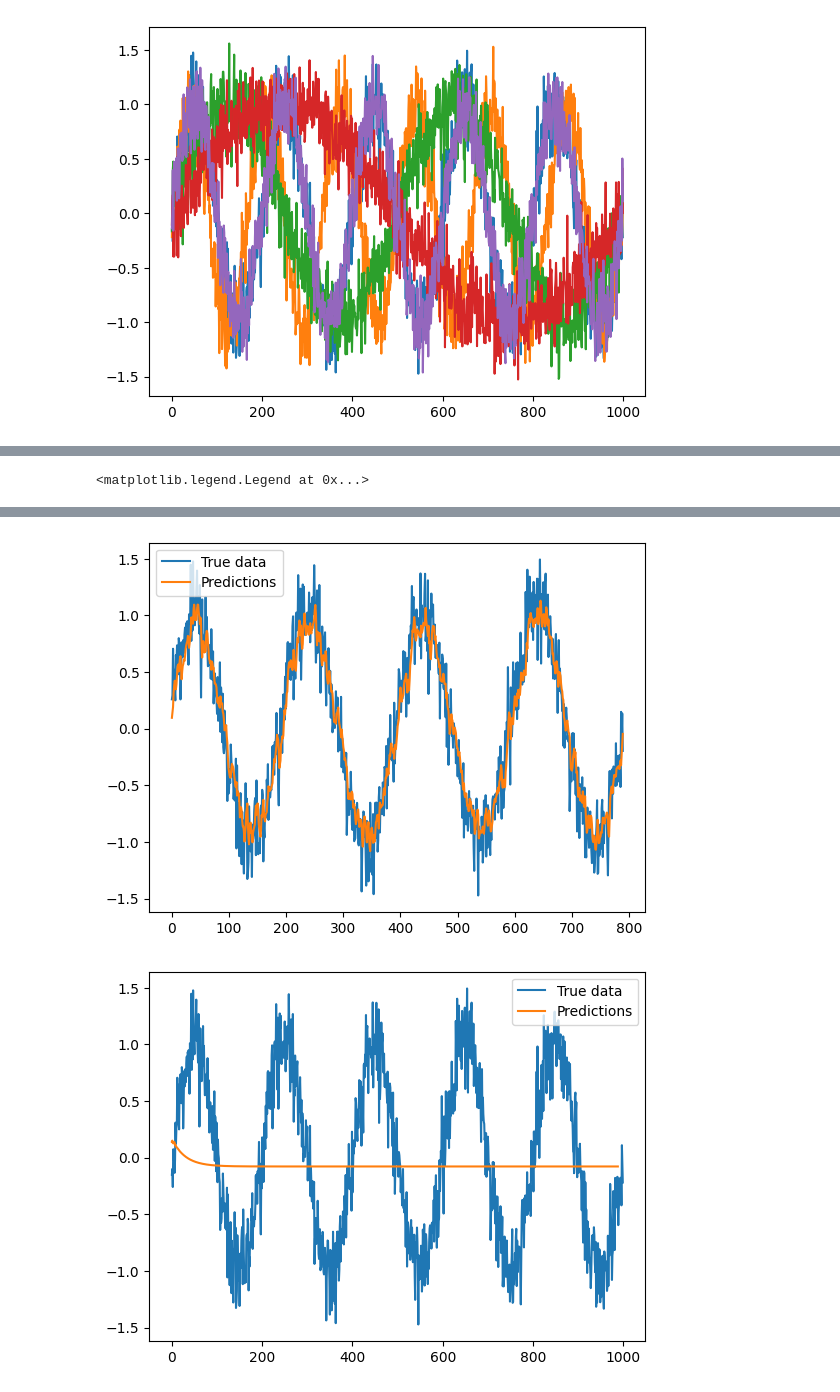
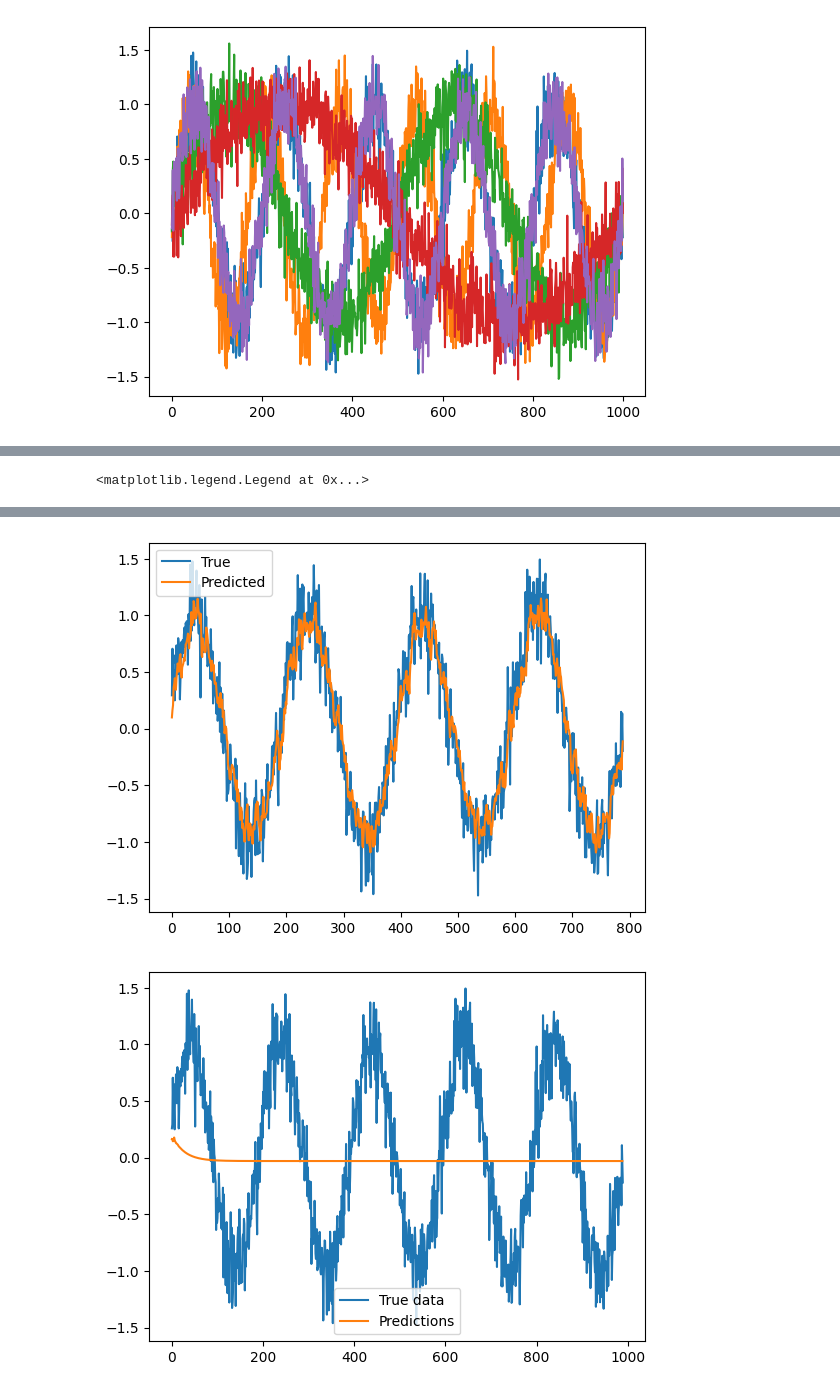
Before and after one commit to Emerge-Lab/tr-gy-8013-Fa-24, a Jupyter notebook: Lectures/Lecture_6/figures.ipynb, the cells around one changed output, grey strips where cells are left out. Cells and saved outputs as stored; diff of their text form; code cells hidden in the pictures.

```diff
--- a/Lectures/Lecture_6/figures.ipynb
+++ b/Lectures/Lecture_6/figures.ipynb
@@ -40,34 +68,34 @@ class LinearRegressor(torch.nn.Module):
 # This is a useful utility class that we will reuse
 from torch.utils.data import Dataset
 class TimeSeriesDataset(Dataset):
-    def __init__(self, data, total_history, prediction_horizon=1):
+    def __init__(self, data, total_history, prediction_offset=0):
         self.data = data
         self.total_history = total_history
-        self.prediction_horizon = prediction_horizon
+        self.prediction_offset = prediction_offset
 
     def __len__(self):
         # This tells pytorch how much data we have
-        return len(self.data) - self.total_history - self.prediction_horizon
+        return len(self.data) - self.total_history - self.prediction_offset
 
     def __getitem__(self, idx):
         # This actually returns the data
         # Note that here we are constructing the features by stacking
         # a bunch of states together
-        return self.data[idx:idx+self.total_history], self.data[idx+self.total_history + self.prediction_horizon]
+        return self.data[idx:idx+self.total_history], self.data[idx+self.total_history + self.prediction_offset]
 
 # Lets construct a train and a validation set for the first time-series
 # what are the features? Well, they're some number of datapoints observed so far
 # and the label is the next datapoint
 # We're going to be lazy and just make the validation set the latter half of the data
 
-def train_for_history(total_history=5, prediction_horizon=1):
+def train_for_history(total_history=5, prediction_offset=1):
     train_split = 0.8
     num_train = int(num_timepoints * train_split)
     train_data = data[0, :num_train]
     val_data = data[0, num_train:]
 
-    train_dataset = TimeSeriesDataset(train_data, total_history, prediction_horizon)
-    val_dataset = TimeSeriesDataset(val_data, total_history, prediction_horizon)
+    train_dataset = TimeSeriesDataset(train_data, total_history, prediction_offset)
+    # val_dataset = TimeSeriesDataset(val_data, total_history, prediction_horizon)
 
     # Okay, now we can use an object called a torch dataloader to iterate over the data
     train_dataloader = torch.utils.data.DataLoader(train_dataset, batch_size=32, shuffle=True)
@@ -109,16 +137,16 @@ def train_for_history(total_history=5, prediction_horizon=1):
     model.eval()
     with torch.no_grad():
         predictions = []
-        for i in range(train_data.shape[0] - total_history):
+        for i in range(train_data.shape[0] - total_history - prediction_offset):
             x = train_data[i:i+total_history]
-            y = model(x)
-            predictions.append(y.item())
+            y = train_data[i+total_history + prediction_offset]
+            y_pred = model(x)
+            predictions.append(y_pred.item())
 
     plt.figure()
-    plt.plot(train_data[total_history:], label='True data')
-    plt.plot(predictions, label='Predictions')
+    plt.plot(train_data[total_history+prediction_offset:].numpy(), label='True')
+    plt.plot(predictions, label='Predicted')
     plt.legend()
-
     return model
 # %%
 train_for_history(1)
@@ -171,7 +199,7 @@ for i in range(1, num_timepoints - history_len):
     predictions.append(y.item())
 
 plt.figure()
-plt.plot(data[0], label='True data')
+plt.plot(data[0, history_len:], label='True data')
 plt.plot(predictions, label='Predictions')
 plt.legend()
 # %% [output]
@@ -180,5 +208,5 @@ plt.legend()
-[figure, old version]
+[figure, new version]
-[figure, old version]
+[figure, new version]
 # %% [markdown]
 ## Accumulating error
 So what's wrong? The issue is that we are trying to chain together a series of predictions that are accurate for each individual point but always with a little bit of error. When we chain these together, the error compounds and we end up with a prediction that is very far from the true value. Imagine that at the first step we have some error $\epsilon_1$. Lets denote our time series as $x$ and use $x_t$ to denote the t-th element. Lets call the stacked feature we have been making $f_t$ to represent the t-th feature and use $\phi_{t,i}$ to denote the i-th element of the t-th feature. Finally, we will call our model $f$ as in $$y = f(\phi)$$ Then our first feature is $$\phi_0 = \left[x_0, x_1, x_2, \dots, x_T\right]$$ where $T$ is the time window that we are using for features. Calling our i-th prediction as $y_i$ our next feature will then be $$f_1 = \left[x_1, x_2, \dots, x_T, y_0\right]$$ where $y_0$ is our prediction of $x_{T+1}$. The problem is that $y_0$ is not the same as $x_{T+1}$ and so we have some error $\epsilon_1 = y_0 - x_{T+1}$. This error will compound as we make more predictions. Our next prediction will be $y_1 = f(\phi_1)$ and our next feature will be $\phi_2 = {x_2, \dots, x_T, y_0, y_1}$ where $y_1$ is our prediction of $x_{T+2}$. The error in this prediction will be $\epsilon_2 = y_1 - x_{T+2}$. This error will compound with the previous error and so on.
```
Also changed, not shown: parts of 16 cells of this notebook.
